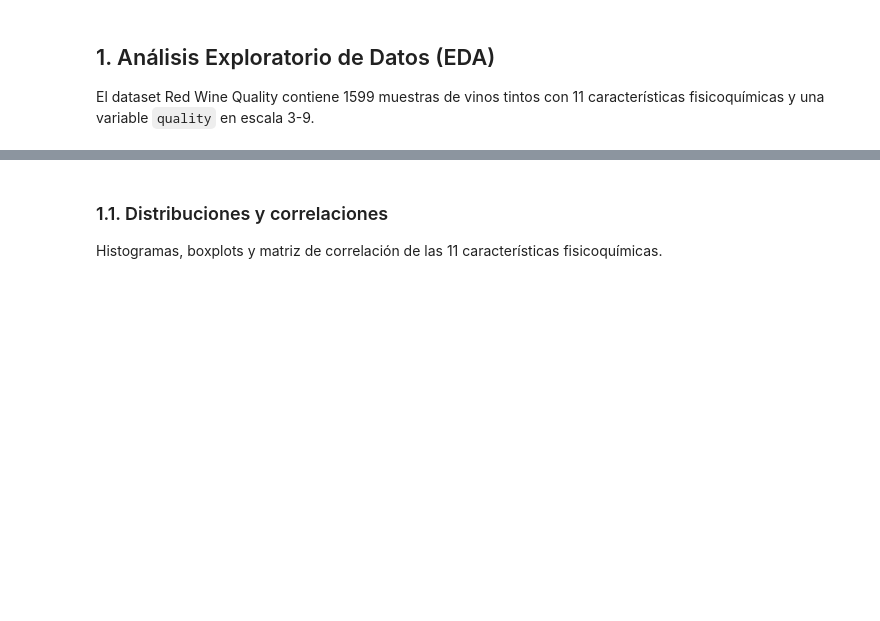
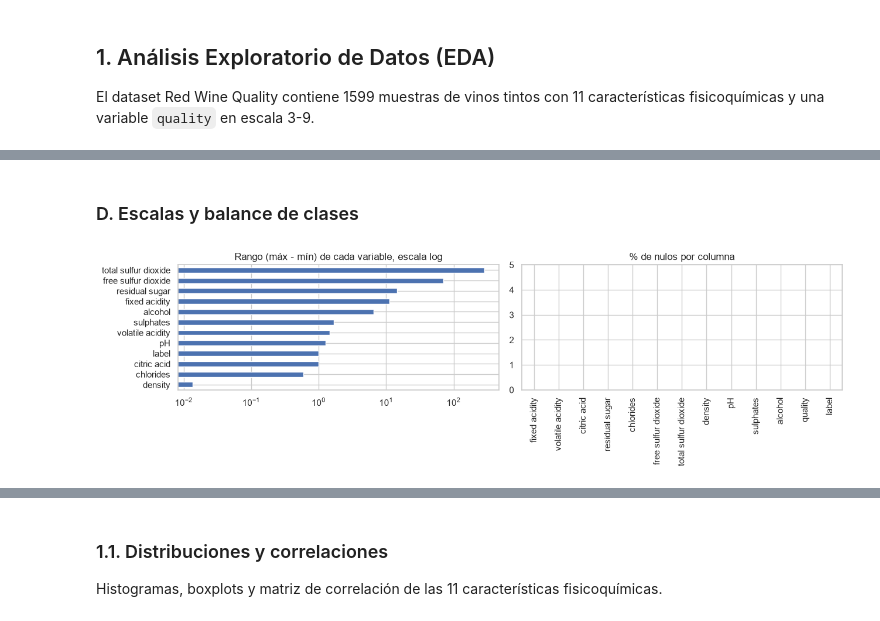
Before and after one commit to danimendez12/Tarea_IA_Logistic_Regression, a Jupyter notebook: notebook/tarea_logistica.ipynb, the cells around one changed output, grey strips where cells are left out. Saved outputs shown, nothing was run; the diff lists cells and outputs as text; code cells hidden in the pictures; blank space fills up the shorter version.

```diff
--- a/notebook/tarea_logistica.ipynb
+++ b/notebook/tarea_logistica.ipynb
@@ -101 +111,8 @@ label
 Name: proportion, dtype: float64
+# %%
+num = df.select_dtypes(include="number")
+ficha = pd.DataFrame({
+    "dtype": df.dtypes.astype(str), "nulos": df.isna().sum(), "% nulos": (df.isna().mean() * 100).round(2),
+    "únicos": df.nunique(), "ceros": (num == 0).sum(),
+    "min": num.min(), "mediana": num.median(), "max": num.max(), "media": num.mean(), "std": num.std()})
+display(ficha.round(3))
@@ -101,0 +134,13 @@ Name: proportion, dtype: float64
+# %% [markdown]
+### D. Escalas y balance de clases
+# %%
+feats = num.drop(columns=[c for c in ["quality"] if c in num])
+rangos = (feats.max() - feats.min())                  # cuánto varía cada variable
+pct_buena = (df["quality"] >= THRESHOLD).mean() * 100
+
+fig, ax = plt.subplots(1, 2, figsize=(13, 4))
+rangos.sort_values().plot.barh(ax=ax[0], logx=True, color="#4C72B0"); ax[0].set_title("Rango (máx - mín) de cada variable, escala log")
+(df.isna().mean() * 100).plot.bar(ax=ax[1], color="#C44E52"); ax[1].set_title("% de nulos por columna"); ax[1].set_ylim(0, 5)
+plt.tight_layout(); plt.show()
+# %% [output]
+[figure, added]
```
Also changed, not shown: parts of 27 cells of this notebook, 17 other files.
